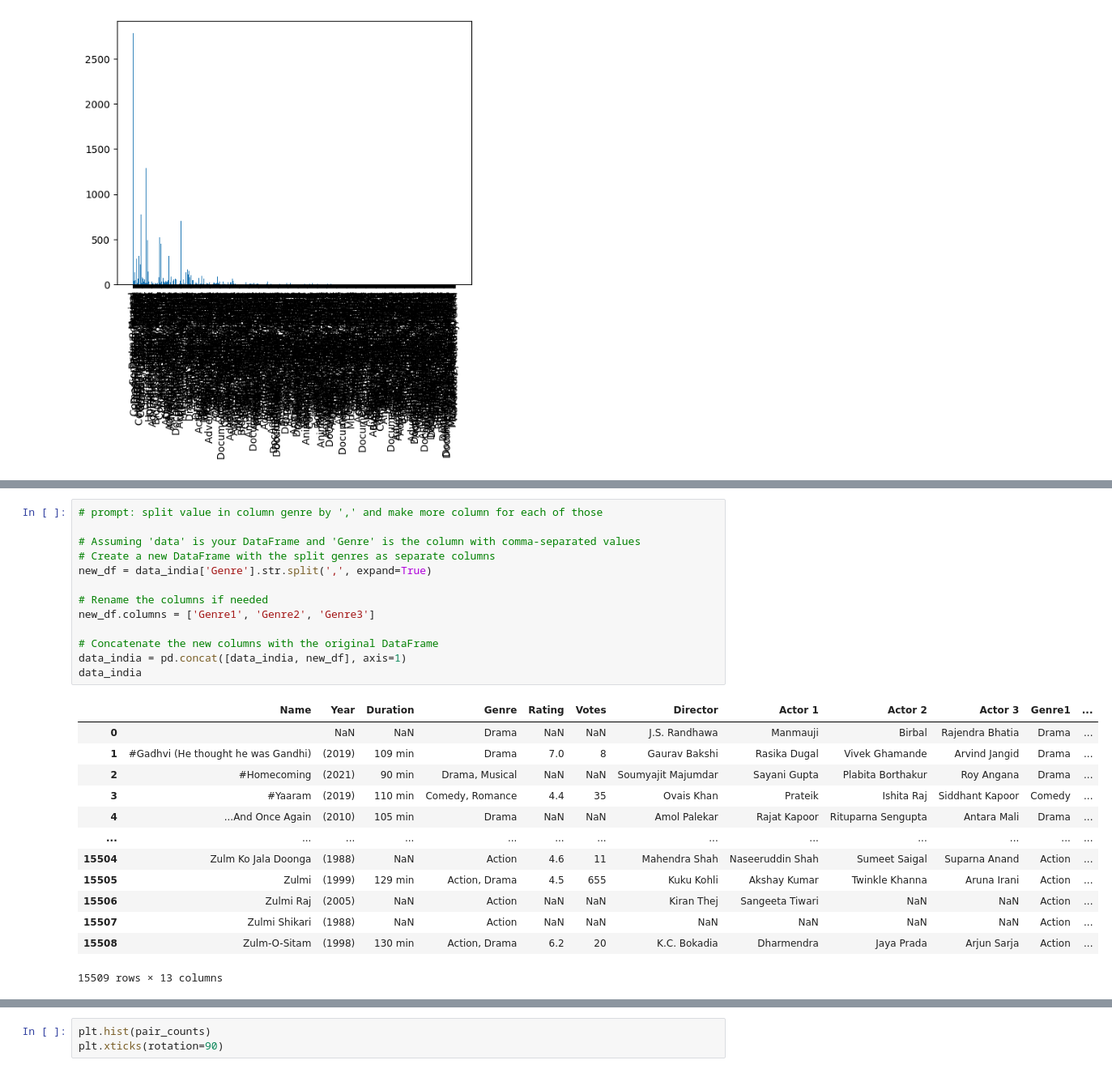
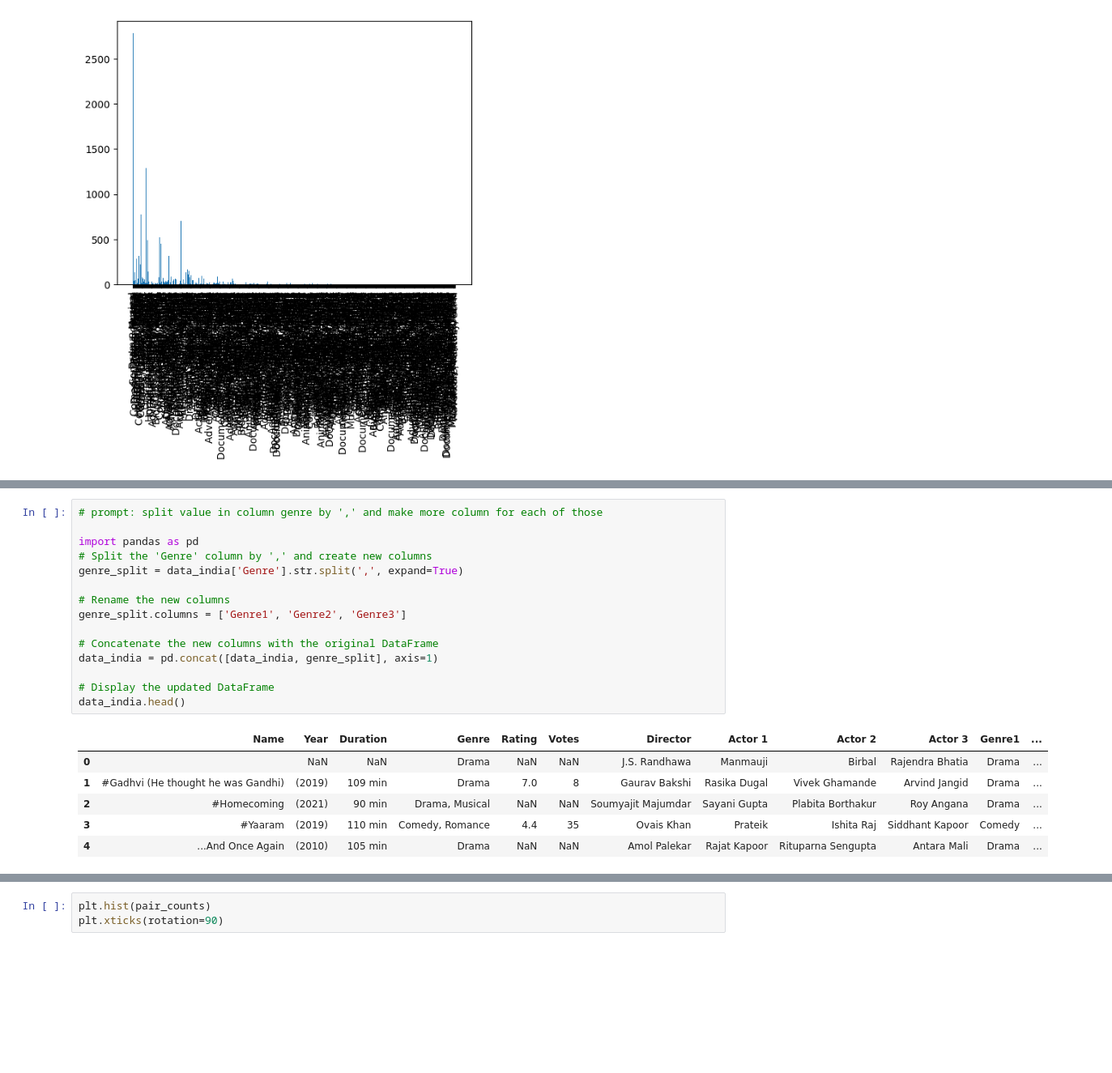
Before and after one commit to punramon/python_dataviz2024, a Jupyter notebook: Visualize_Data_Comparison_2024.ipynb, the cells around one changed output, grey strips where cells are left out. Shown at 81% size. Cells and saved outputs as stored; diff of their text form; blank space fills up the shorter version.

```diff
--- a/Visualize_Data_Comparison_2024.ipynb
+++ b/Visualize_Data_Comparison_2024.ipynb
@@ -715,27 +703,22 @@ data_india.dropna(subset=['Genre'])
 # %%
 # prompt: split value in column genre by ',' and make more column for each of those
 
-# Assuming 'data' is your DataFrame and 'Genre' is the column with comma-separated values
-# Create a new DataFrame with the split genres as separate columns
-new_df = data_india['Genre'].str.split(',', expand=True)
+import pandas as pd
+# Split the 'Genre' column by ',' and create new columns
+genre_split = data_india['Genre'].str.split(',', expand=True)
 
-# Rename the columns if needed
-new_df.columns = ['Genre1', 'Genre2', 'Genre3']
+# Rename the new columns
+genre_split.columns = ['Genre1', 'Genre2', 'Genre3']
 
 # Concatenate the new columns with the original DataFrame
-data_india = pd.concat([data_india, new_df], axis=1)
-data_india
+data_india = pd.concat([data_india, genre_split], axis=1)
+
+# Display the updated DataFrame
+data_india.head()
 # %% [output]
 |  | Name | Year | Duration | Genre | Rating | Votes | Director | Actor 1 | Actor 2 | Actor 3 | Genre1 | ... |
 | 0 |  | NaN | NaN | Drama | NaN | NaN | J.S. Randhawa | Manmauji | Birbal | Rajendra Bhatia | Drama | ... |
 | 1 | #Gadhvi (He thought he was Gandhi) | (2019) | 109 min | Drama | 7.0 | 8 | Gaurav Bakshi | Rasika Dugal | Vivek Ghamande | Arvind Jangid | Drama | ... |
 | 2 | #Homecoming | (2021) | 90 min | Drama, Musical | NaN | NaN | Soumyajit Majumdar | Sayani Gupta | Plabita Borthakur | Roy Angana | Drama | ... |
 | 3 | #Yaaram | (2019) | 110 min | Comedy, Romance | 4.4 | 35 | Ovais Khan | Prateik | Ishita Raj | Siddhant Kapoor | Comedy | ... |
 | 4 | ...And Once Again | (2010) | 105 min | Drama | NaN | NaN | Amol Palekar | Rajat Kapoor | Rituparna Sengupta | Antara Mali | Drama | ... |
-| ... | ... | ... | ... | ... | ... | ... | ... | ... | ... | ... | ... | ... |
-| 15504 | Zulm Ko Jala Doonga | (1988) | NaN | Action | 4.6 | 11 | Mahendra Shah | Naseeruddin Shah | Sumeet Saigal | Suparna Anand | Action | ... |
-| 15505 | Zulmi | (1999) | 129 min | Action, Drama | 4.5 | 655 | Kuku Kohli | Akshay Kumar | Twinkle Khanna | Aruna Irani | Action | ... |
-| 15506 | Zulmi Raj | (2005) | NaN | Action | NaN | NaN | Kiran Thej | Sangeeta Tiwari | NaN | NaN | Action | ... |
-| 15507 | Zulmi Shikari | (1988) | NaN | Action | NaN | NaN | NaN | NaN | NaN | NaN | Action | ... |
-| 15508 | Zulm-O-Sitam | (1998) | 130 min | Action, Drama | 6.2 | 20 | K.C. Bokadia | Dharmendra | Jaya Prada | Arjun Sarja | Action | ... |
-15509 rows × 13 columns
```
Also changed, not shown: parts of 57 cells of this notebook.
